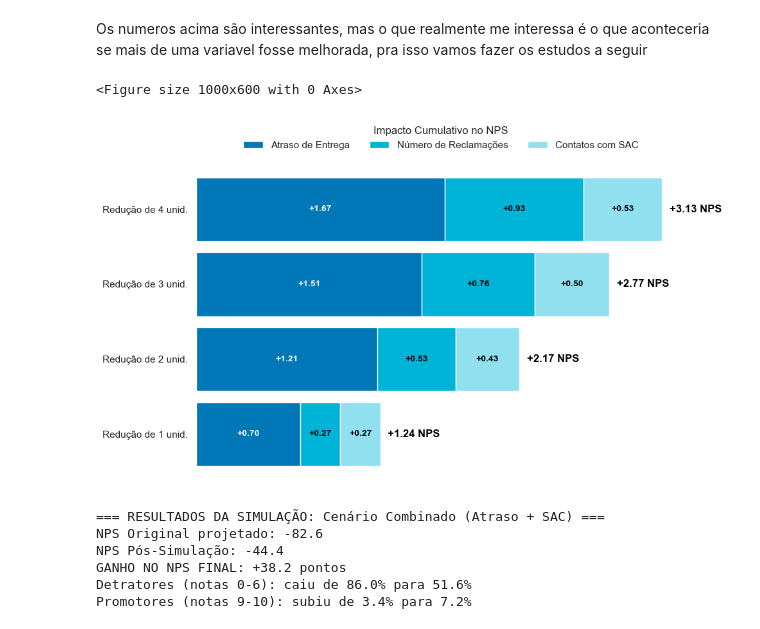
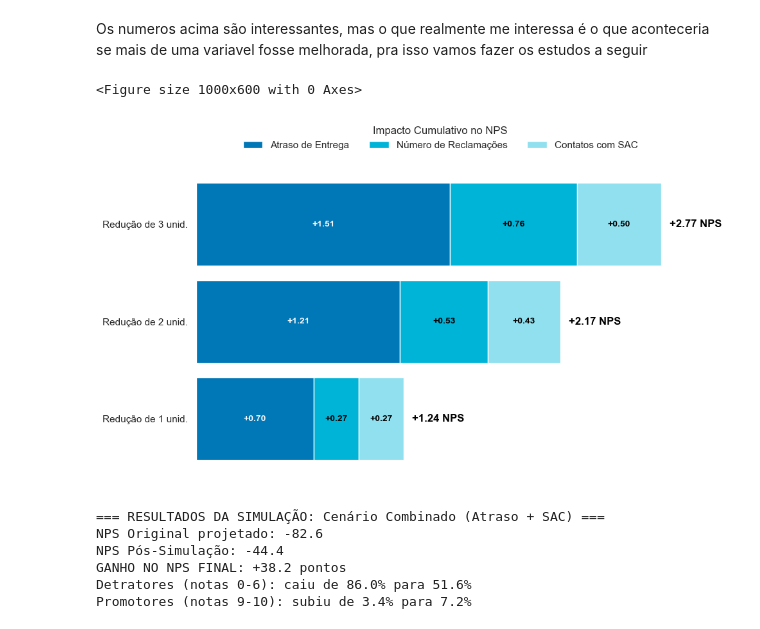
Before and after one commit to LucasRuizMartins/fiap_tech_challenge_01, a Jupyter notebook: notebooks/teach_challenge.ipynb, the cells around one changed output. Drawn from its saved outputs; the diff is of its cells as text; code cells hidden in the pictures.

```diff
--- a/notebooks/teach_challenge.ipynb
+++ b/notebooks/teach_challenge.ipynb
@@ -841,8 +1138,7 @@ o mesmo também pode se notar ao avaliar o contato com o SAC, uma não resoluç
 # %% [markdown]
 Foi possivel identificar um pequeno destaque na região sudeste faremos uma breve analise por região para identificar se essa relação é forte
 # %%
-import pandas as pd
-import matplotlib.pyplot as plt
+cores_temperatura = ['#49D06D', '#C7F05A', '#EFA63A', '#ED5453']
 
 regioes_nomeadas = df_nps['customer_region_encoded'].map(region_mapping)
 distribuicao_risco = pd.crosstab(regioes_nomeadas, df_nps['risk_level'], normalize='index')
@@ -990,0 +1292,38 @@ plt.show()
+# %%
+cols = ['delivery_delay_days', 'customer_service_contacts', 'complaints_count']
+
+perfil = df.groupby(df['cluster_risco'].map(cluster_map))[cols].mean()
+perfil = perfil.reindex(['baixo', 'médio', 'critico'])
+perfil_relativo = perfil / perfil.loc['baixo']
+
+sns.set_context("talk")
+fig, ax = plt.subplots(figsize=(10, 5))
+fig.patch.set_alpha(0.0)
+
+# ------ HEATMAP RELATIVO
+matriz_anotacao = perfil_relativo[cols].T.map(lambda v: f"{v:.1f}x")
+
+sns.heatmap(perfil_relativo[cols].T,
+            annot=matriz_anotacao,
+            fmt="",
+            cmap='Blues',
+            ax=ax,
+            annot_kws={"size": 16, "weight": "bold"},
+            cbar_kws={'label': '(Multiplicador)'})
+
+ax.set_title('Fator Multiplicador de Problemas', fontsize=18, pad=20, fontweight='bold')
+
+labels_limpos = ['Dias de Atraso', 'Contatos no SAC', 'Qtd. Reclamações']
+ax.set_yticks([x + 0.5 for x in range(len(labels_limpos))])
+ax.set_yticklabels(labels_limpos, fontsize=14, rotation=0, fontweight='bold')
+ax.set_xticklabels([x.title() for x in perfil.index], fontsize=14, fontweight='bold')
+ax.set_xlabel('Perfil de risco', fontsize=14, labelpad=15)
+ax.set_ylabel('', fontsize=0)
+
+plt.tight_layout()
+
+target_dir = Path("../docs/images")
+target_dir.mkdir(parents=True, exist_ok=True)
+plt.savefig(target_dir / "heatmap_intensidade_relativa.png", transparent=True, bbox_inches='tight', dpi=300)
+
+plt.show()
@@ -1717,12 +2078,12 @@ Promotores (notas 9-10): subiu de 3.4% para 5.8%
 # %% [markdown]
 Os numeros acima são interessantes, mas o que realmente me interessa é o que aconteceria se mais de uma variavel fosse melhorada, pra isso vamos fazer os estudos a seguir
 # %%
-gerar_grafico_empilhado(lr, X_test, qtd_analisada=4)
+gerar_grafico_empilhado(lr, X_test, qtd_analisada=3)
 
 #gerar_grafico_empilhado(gb, X_test, qtd_analisada=4) quis olhar a diferença do Gradient Boosting
 # %% [output]
 <Figure size 1000x600 with 0 Axes>
-[figure, old version]
+[figure, new version]
 # %%
 # Vamos criar um "Cenário Otimista" atacando duas frentes juntas:
 unidades_de_melhora = 2
```
Also changed, not shown: parts of 59 cells of this notebook, 37 other files.
